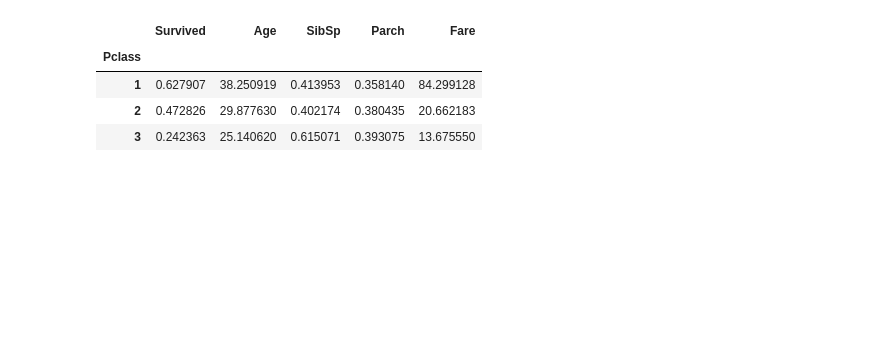
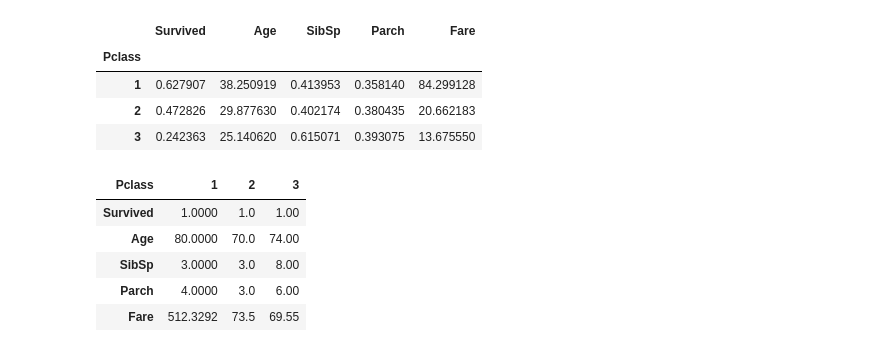
Before and after one commit to samratjadhav143/learnPandas, a Jupyter notebook: AdvancePandas-2.ipynb, the cells around one changed output. Cells and saved outputs as stored; diff of their text form; code cells hidden in the pictures; blank space fills up the shorter version.

```diff
--- a/AdvancePandas-2.ipynb
+++ b/AdvancePandas-2.ipynb
@@ -234,3 +237,12 @@ g1.mean(numeric_only=True)
 | 1 | 0.627907 | 38.250919 | 0.413953 | 0.358140 | 84.299128 |
 | 2 | 0.472826 | 29.877630 | 0.402174 | 0.380435 | 20.662183 |
 | 3 | 0.242363 | 25.140620 | 0.615071 | 0.393075 | 13.675550 |
+# %%
+g1.max(numeric_only=True).transpose()
+# %% [output]
+| Pclass | 1 | 2 | 3 |
+| Survived | 1.0000 | 1.0 | 1.00 |
+| Age | 80.0000 | 70.0 | 74.00 |
+| SibSp | 3.0000 | 3.0 | 8.00 |
+| Parch | 4.0000 | 3.0 | 6.00 |
+| Fare | 512.3292 | 73.5 | 69.55 |
```
Also changed, not shown: parts of 11 cells of this notebook, 1 other file.
